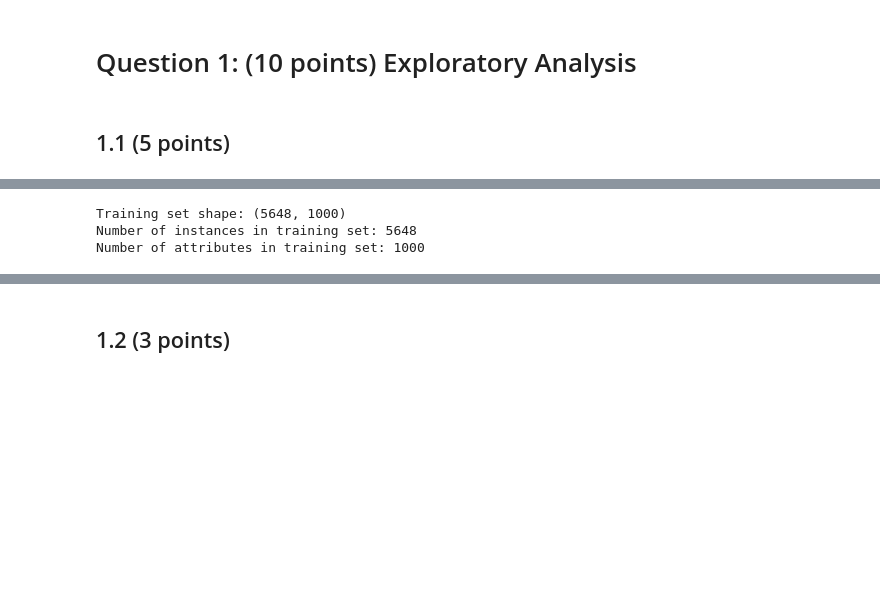
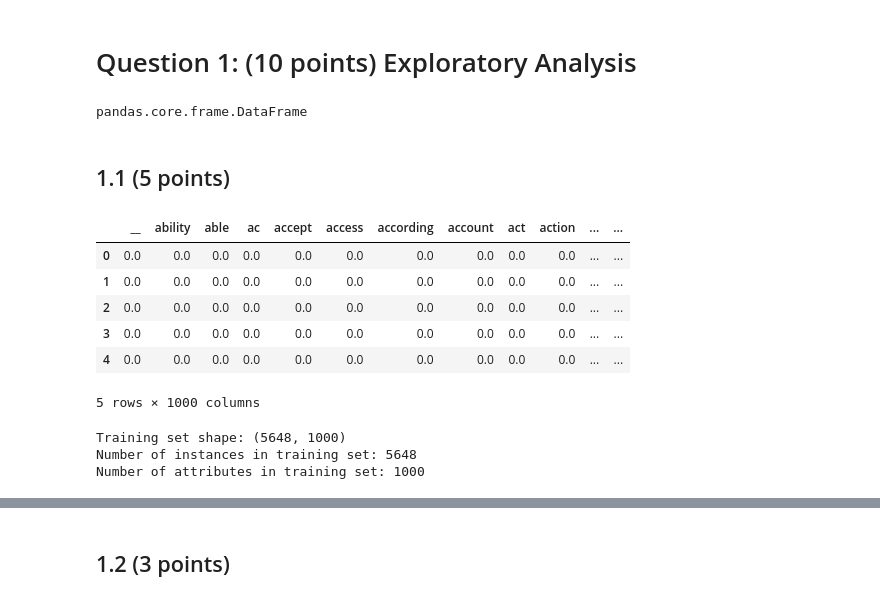
Before and after one commit to celinadong/IAML-CW2, a Jupyter notebook: Data/PartA/Part A - 20 Newsgroups.ipynb, the cells around one changed output, grey strips where cells are left out. Cells and saved outputs as stored; diff of their text form; code cells hidden in the pictures; blank space fills up the shorter version.

```diff
--- a/Data/PartA/Part A - 20 Newsgroups.ipynb
+++ b/Data/PartA/Part A - 20 Newsgroups.ipynb
@@ -18,8 +26,30 @@ X_train = news_train.drop('class', axis=1)
 y_train = news_train['class']
 X_test = news_test.drop('class', axis=1)
 y_test = news_test['class']
+# %%
+type(news_labels)
+# %% [output]
+pandas.core.frame.DataFrame
 # %% [markdown]
 ## 1.1 (5 points)
+# %%
+X_train.head()
+# %% [output]
+|  | __ | ability | able | ac | accept | access | according | account | act | action | ... | ... |
+| 0 | 0.0 | 0.0 | 0.0 | 0.0 | 0.0 | 0.0 | 0.0 | 0.0 | 0.0 | 0.0 | ... | ... |
+| 1 | 0.0 | 0.0 | 0.0 | 0.0 | 0.0 | 0.0 | 0.0 | 0.0 | 0.0 | 0.0 | ... | ... |
+| 2 | 0.0 | 0.0 | 0.0 | 0.0 | 0.0 | 0.0 | 0.0 | 0.0 | 0.0 | 0.0 | ... | ... |
+| 3 | 0.0 | 0.0 | 0.0 | 0.0 | 0.0 | 0.0 | 0.0 | 0.0 | 0.0 | 0.0 | ... | ... |
+| 4 | 0.0 | 0.0 | 0.0 | 0.0 | 0.0 | 0.0 | 0.0 | 0.0 | 0.0 | 0.0 | ... | ... |
+5 rows × 1000 columns
+# %%
+print("Training set shape: {}".format(X_train.shape))
+print("Number of instances in training set: {}".format(X_train.shape[0]))
+print("Number of attributes in training set: {}".format(X_train.shape[1]))
+# %% [output]
+Training set shape: (5648, 1000)
+Number of instances in training set: 5648
+Number of attributes in training set: 1000
 # %%
 # Summarise key features/observations
 X_train.describe()
@@ -34,11 +64,3 @@ X_train.describe()
 | 75% | 0.000000 | 0.000000 | 0.000000 | 0.000000 | 0.000000 | 0.000000 | 0.000000 | 0.000000 | 0.000000 | 0.000000 | ... | ... |
 | max | 0.956585 | 0.443807 | 0.565277 | 0.711480 | 0.529982 | 0.635985 | 0.560049 | 0.461537 | 0.657318 | 0.631932 | ... | ... |
 8 rows × 1000 columns
-# %%
-print("Training set shape: {}".format(X_train.shape))
-print("Number of instances in training set: {}".format(X_train.shape[0]))
-print("Number of attributes in training set: {}".format(X_train.shape[1]))
-# %% [output]
-Training set shape: (5648, 1000)
-Number of instances in training set: 5648
-Number of attributes in training set: 1000
```
Also changed, not shown: parts of 23 cells of this notebook.
